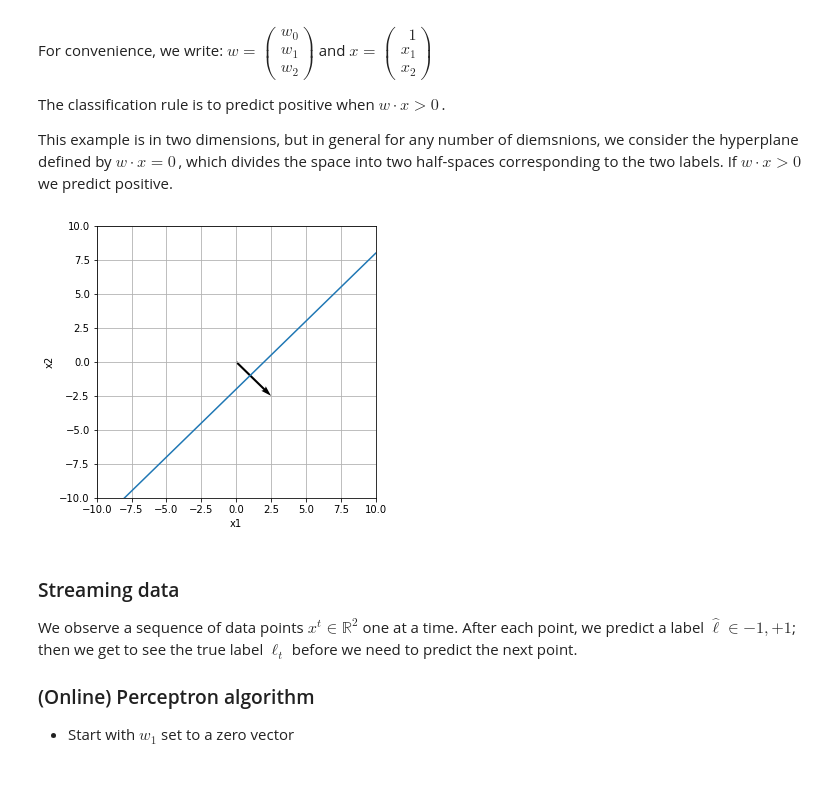
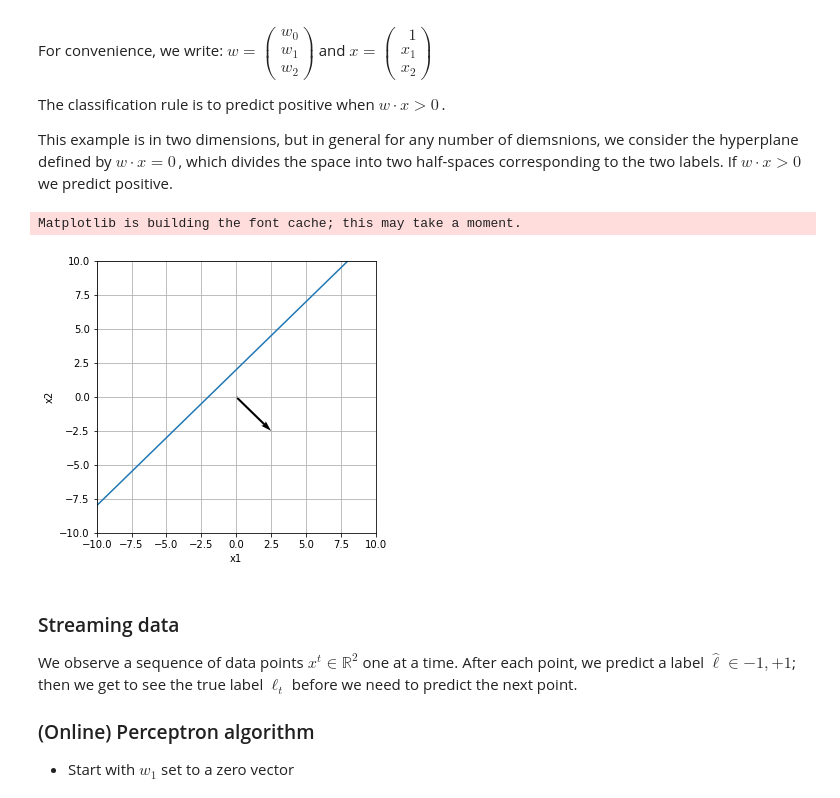
Before and after one commit to lwehbe/10606607_M20, a Jupyter notebook: 10607/Lecture_03.ipynb, the cells around one changed output. Saved outputs shown, nothing was run; the diff lists cells and outputs as text; code cells hidden in the pictures.

```diff
--- a/10607/Lecture_03.ipynb
+++ b/10607/Lecture_03.ipynb
@@ -26,26 +26,27 @@ This example is in two dimensions, but in general for any number of diemsnions,
 # %%
 import numpy as np
 import matplotlib.pyplot as plt
 %matplotlib inline
 
 
 x1 = np.linspace(-10,10,1000)
 
 w = [2.5,-2.5]
 b = 5
 
-x2_plot = (b - w[0]*x1)/w[1]
+x2_plot = (-b - w[0]*x1)/w[1]
 
 plt.figure(figsize=(5,5))
 plt.plot(x1,x2_plot)
 origin = [0], [0]
 plt.quiver(*origin, w[0],w[1], color='k',angles='xy', scale_units='xy', scale=1)
 plt.axis([-10,10,-10,10],'equal')
 plt.xlabel('x1')
 plt.ylabel('x2')
 plt.grid()
 # %% [output]
+Matplotlib is building the font cache; this may take a moment.
-[figure, old version]
+[figure, new version]
 # %% [markdown]
 
 
```
Also changed, not shown: parts of 2 cells of this notebook.
